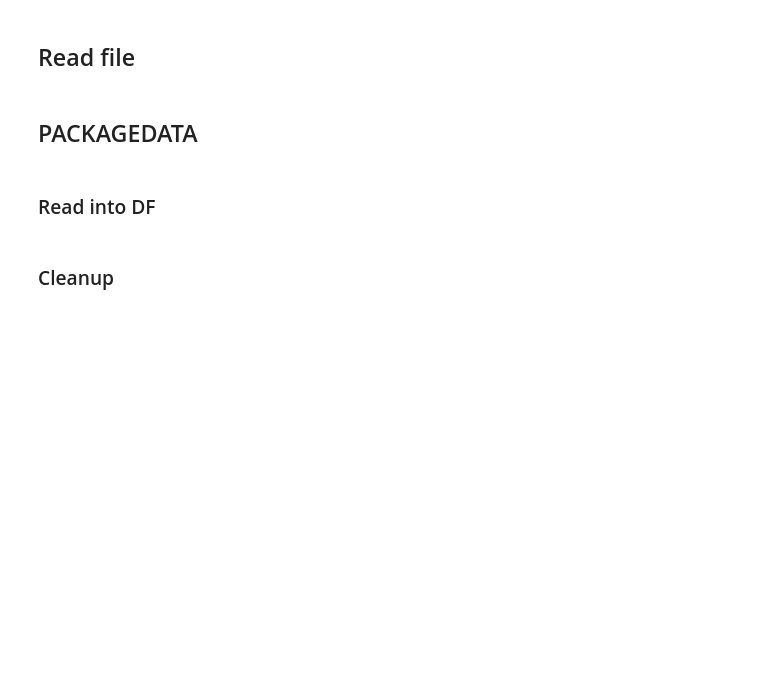
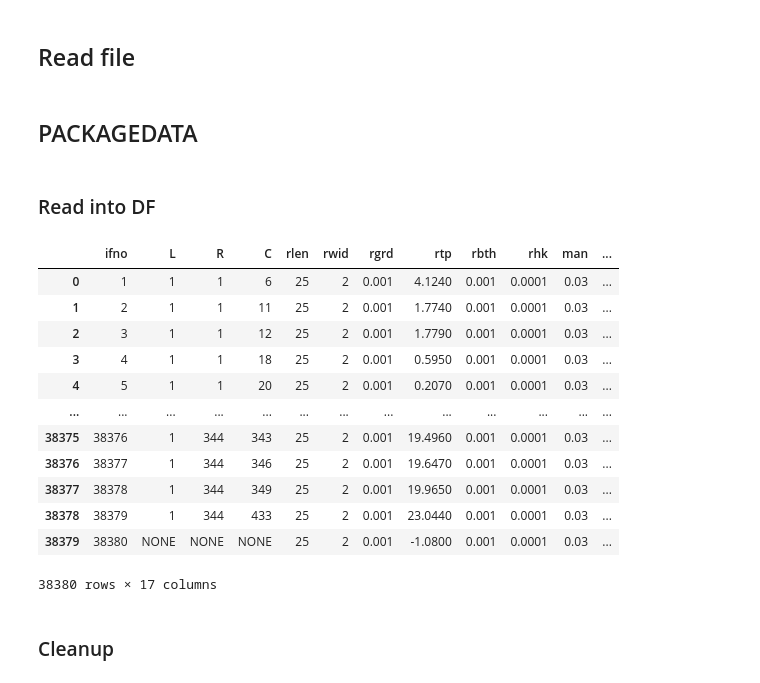
Before and after one commit to Ydrolog/WS_Mdl, a Jupyter notebook: code/Jupyter/PrP/SFRmaker/Sim_SFR_to_SHP_dev.ipynb, the cells around one changed output. Drawn from its saved outputs; the diff is of its cells as text; code cells hidden in the pictures; blank space fills up the shorter version.

```diff
--- a/code/Jupyter/PrP/SFRmaker/Sim_SFR_to_SHP_dev.ipynb
+++ b/code/Jupyter/PrP/SFRmaker/Sim_SFR_to_SHP_dev.ipynb
@@ -60,15 +82,29 @@ l_Lns = U.r_Txt_Lns(Pa_SFR)
 # %%
 PkgDt_start = next(i for i,l in enumerate(l_Lns) if 'BEGIN PACKAGEDATA' in l)+2
 PkgDt_end = next(i for i,l in enumerate(l_Lns) if 'END PACKAGEDATA' in l)
 PkgDt_Cols = ['ifno', 'L', 'R', 'C', 'rlen', 'rwid', 'rgrd', 'rtp', 'rbth', 'rhk', 'man', 'ncon', 'ustrf', 'ndv', 'aux', 'X', 'Y']
 PkgDt_data = [l.split() for l in l_Lns[PkgDt_start:PkgDt_end] if l.strip() and not l.strip().startswith('#')]
 
 for row in PkgDt_data: # Robust fix: if only one 'NONE' and it's at index 1, replace with three 'NONE's
     if row.count('NONE') == 1 and row[1] == 'NONE':
         row[1:2] = ['NONE','NONE','NONE']
 
-DF_PkgDt = pd.DataFrame(PkgDt_data, columns=PkgDt_Cols)
+DF_PkgDt = gpd.GeoDataFrame(PkgDt_data, columns=PkgDt_Cols)
 DF_PkgDt
+# %% [output]
+|  | ifno | L | R | C | rlen | rwid | rgrd | rtp | rbth | rhk | man | ... |
+| 0 | 1 | 1 | 1 | 6 | 25 | 2 | 0.001 | 4.1240 | 0.001 | 0.0001 | 0.03 | ... |
+| 1 | 2 | 1 | 1 | 11 | 25 | 2 | 0.001 | 1.7740 | 0.001 | 0.0001 | 0.03 | ... |
+| 2 | 3 | 1 | 1 | 12 | 25 | 2 | 0.001 | 1.7790 | 0.001 | 0.0001 | 0.03 | ... |
+| 3 | 4 | 1 | 1 | 18 | 25 | 2 | 0.001 | 0.5950 | 0.001 | 0.0001 | 0.03 | ... |
+| 4 | 5 | 1 | 1 | 20 | 25 | 2 | 0.001 | 0.2070 | 0.001 | 0.0001 | 0.03 | ... |
+| ... | ... | ... | ... | ... | ... | ... | ... | ... | ... | ... | ... | ... |
+| 38375 | 38376 | 1 | 344 | 343 | 25 | 2 | 0.001 | 19.4960 | 0.001 | 0.0001 | 0.03 | ... |
+| 38376 | 38377 | 1 | 344 | 346 | 25 | 2 | 0.001 | 19.6470 | 0.001 | 0.0001 | 0.03 | ... |
+| 38377 | 38378 | 1 | 344 | 349 | 25 | 2 | 0.001 | 19.9650 | 0.001 | 0.0001 | 0.03 | ... |
+| 38378 | 38379 | 1 | 344 | 433 | 25 | 2 | 0.001 | 23.0440 | 0.001 | 0.0001 | 0.03 | ... |
+| 38379 | 38380 | NONE | NONE | NONE | 25 | 2 | 0.001 | -1.0800 | 0.001 | 0.0001 | 0.03 | ... |
+38380 rows × 17 columns
 # %% [markdown]
 ### Cleanup
 # %%
```
Also changed, not shown: parts of 25 cells of this notebook, 3 other files.
